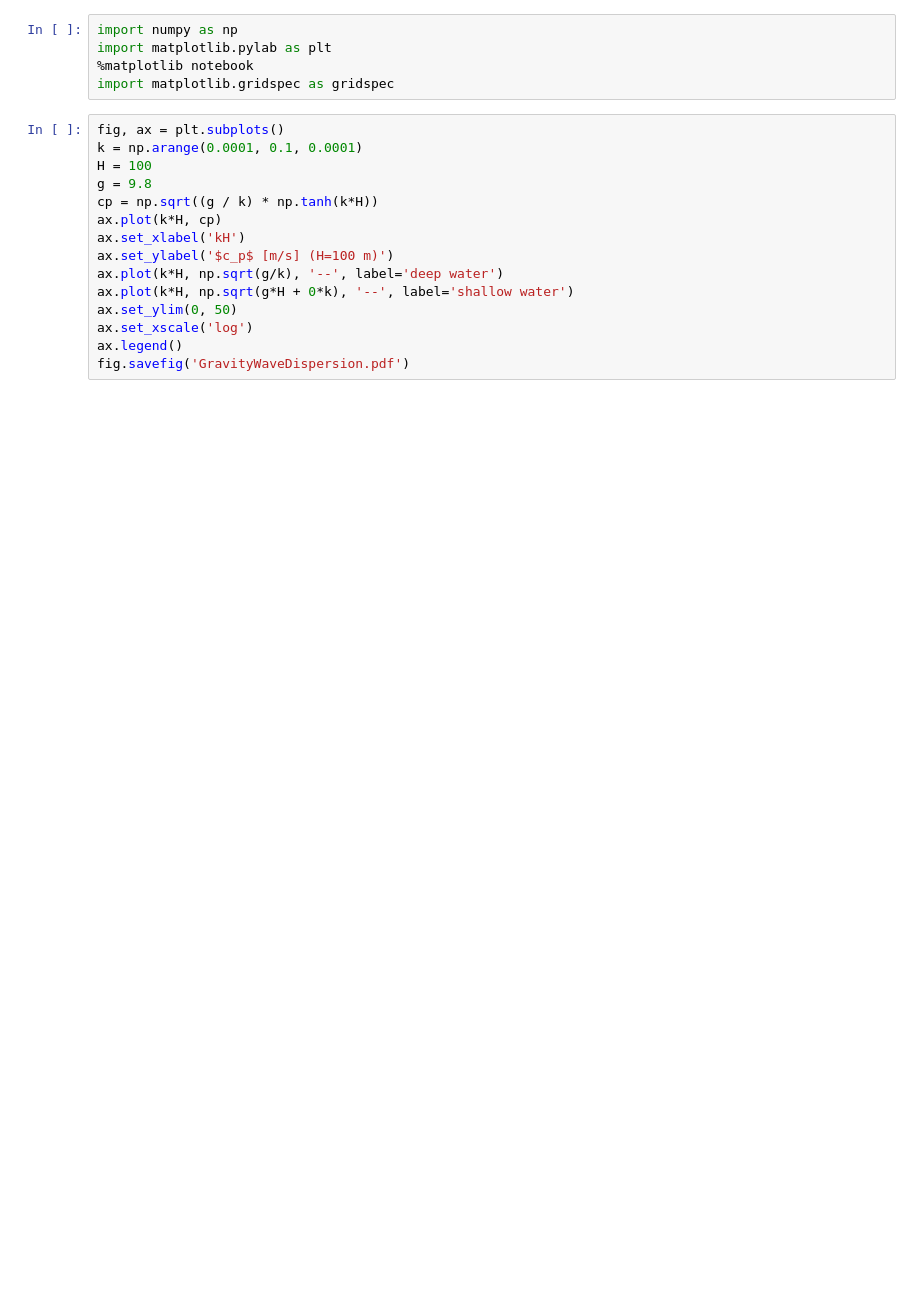
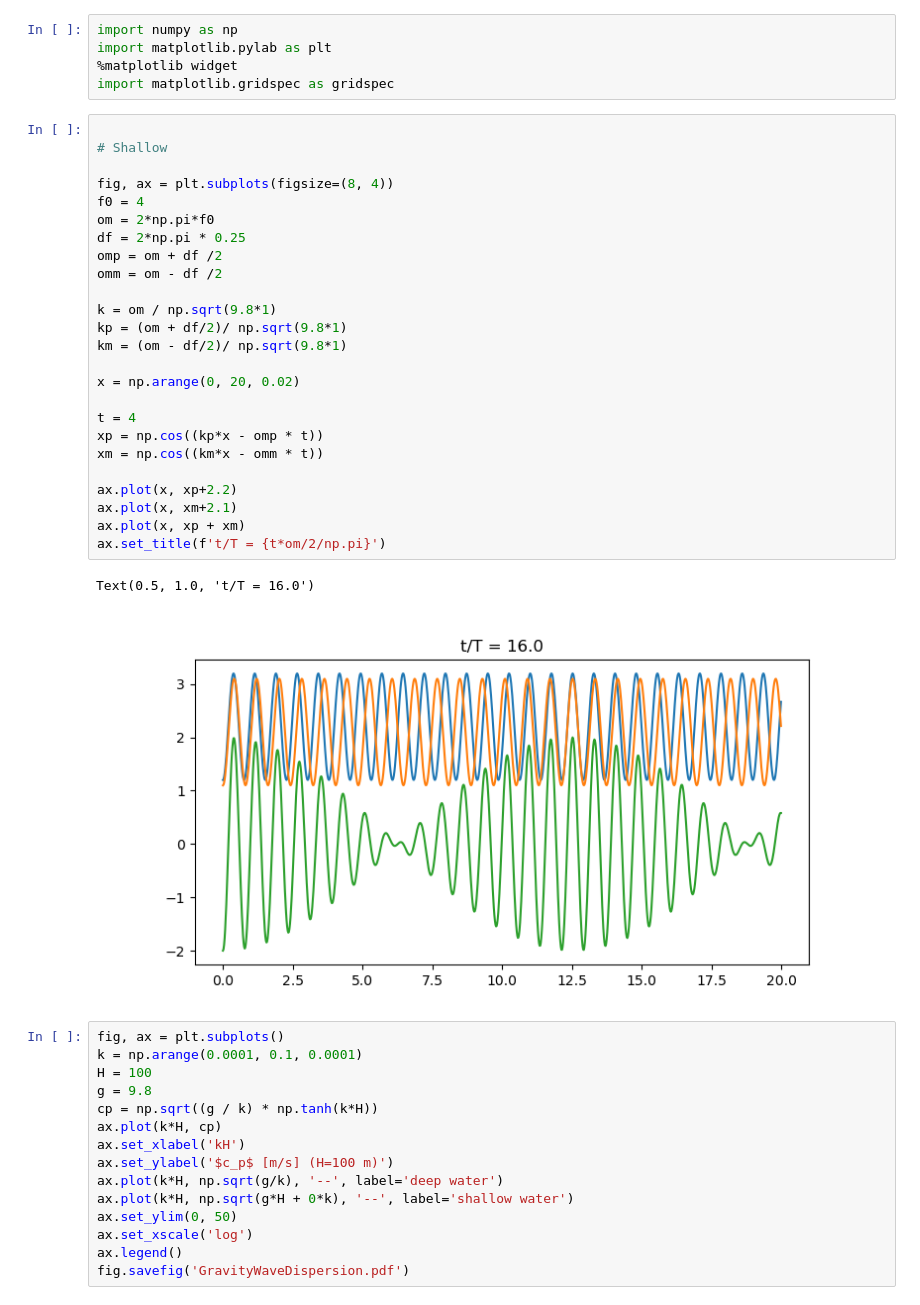
Before and after one commit to jklymak/Phy426, a Jupyter notebook: python/SurfaceWaves.ipynb, the cells around one changed output. Drawn from its saved outputs; the diff is of its cells as text; blank space fills up the shorter version.

```diff
--- a/python/SurfaceWaves.ipynb
+++ b/python/SurfaceWaves.ipynb
@@ -1,8 +1,36 @@
 # %%
 import numpy as np
 import matplotlib.pylab as plt
-%matplotlib notebook
+%matplotlib widget
 import matplotlib.gridspec as gridspec
+# %%
+
+# Shallow
+
+fig, ax = plt.subplots(figsize=(8, 4))
+f0 = 4
+om = 2*np.pi*f0
+df = 2*np.pi * 0.25
+omp = om + df /2
+omm = om - df /2
+
+k = om / np.sqrt(9.8*1)
+kp = (om + df/2)/ np.sqrt(9.8*1)
+km = (om - df/2)/ np.sqrt(9.8*1)
+
+x = np.arange(0, 20, 0.02)
+
+t = 4
+xp = np.cos((kp*x - omp * t))
+xm = np.cos((km*x - omm * t))
+
+ax.plot(x, xp+2.2)
+ax.plot(x, xm+2.1)
+ax.plot(x, xp + xm)
+ax.set_title(f't/T = {t*om/2/np.pi}')
+# %% [output]
+Text(0.5, 1.0, 't/T = 16.0')
+[figure, added]
 # %%
 fig, ax = plt.subplots()
 k = np.arange(0.0001, 0.1, 0.0001)
```
Also changed, not shown: 2 other files.
